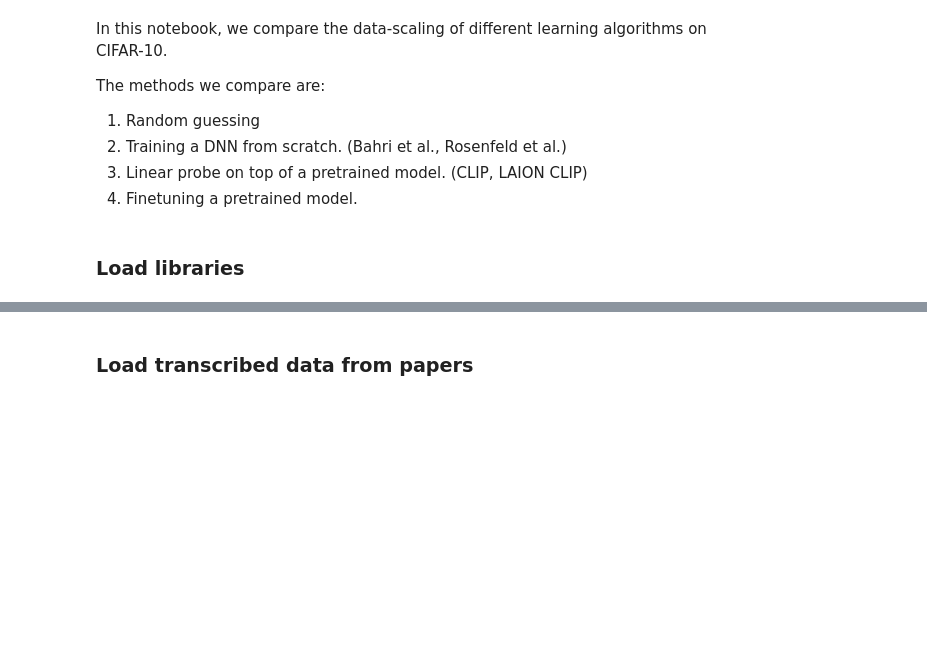
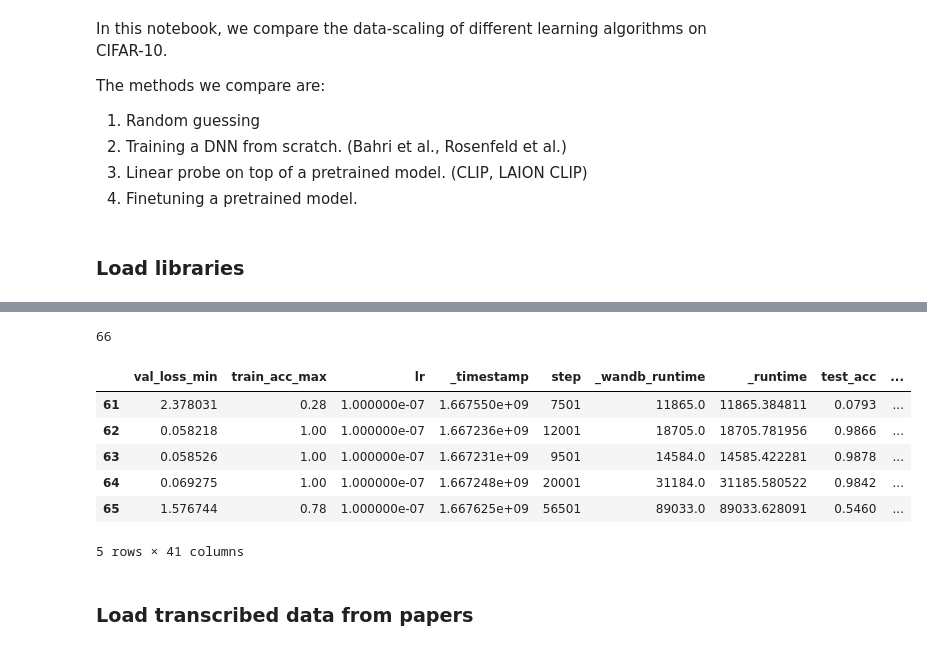
Before and after one commit to ed1d1a8d/scaling, a Jupyter notebook: notebooks/scaling-compare/cifar10.ipynb, the cells around one changed output, grey strips where cells are left out. Saved outputs shown, nothing was run; the diff lists cells and outputs as text; code cells hidden in the pictures; blank space fills up the shorter version.

Commit message:
Improved cifar10 scaling comparison

```diff
--- a/notebooks/scaling-compare/cifar10.ipynb
+++ b/notebooks/scaling-compare/cifar10.ipynb
@@ -114,3 +142,31 @@ df
+# %%
+api = wandb.Api()
+runs: list[wandb.apis.public.Run] = api.runs(
+    f"data-frugal-learning/transfer",
+    filters={"tags": {"$in": ["clip-cifar-finetune"]}},
+)
+
+df_finetune_old = (
+    utils.runs_to_df(runs)
+    .query("state == 'finished'")
+    .sort_values(
+        "n_train"
+    ).reset_index(drop=True)
+)
+df_finetune_old["test_err"] = 1 - df_finetune_old.test_acc
+df_finetune_old["val_err"] = 1 - df_finetune_old.val_acc_max
+df_finetune_old["train_err"] = 1 - df_finetune_old.train_acc_max
+print(len(df_finetune_old))
+df_finetune_old.tail()
+# %% [output]
+66
+|  | val_loss_min | train_acc_max | lr | _timestamp | step | _wandb_runtime | _runtime | test_acc | ... |
+| 61 | 2.378031 | 0.28 | 1.000000e-07 | 1.667550e+09 | 7501 | 11865.0 | 11865.384811 | 0.0793 | ... |
+| 62 | 0.058218 | 1.00 | 1.000000e-07 | 1.667236e+09 | 12001 | 18705.0 | 18705.781956 | 0.9866 | ... |
+| 63 | 0.058526 | 1.00 | 1.000000e-07 | 1.667231e+09 | 9501 | 14584.0 | 14585.422281 | 0.9878 | ... |
+| 64 | 0.069275 | 1.00 | 1.000000e-07 | 1.667248e+09 | 20001 | 31184.0 | 31185.580522 | 0.9842 | ... |
+| 65 | 1.576744 | 0.78 | 1.000000e-07 | 1.667625e+09 | 56501 | 89033.0 | 89033.628091 | 0.5460 | ... |
+5 rows × 41 columns
 # %% [markdown]
 ### Load transcribed data from papers
 # %%
```
Also changed, not shown: parts of 14 cells of this notebook.
